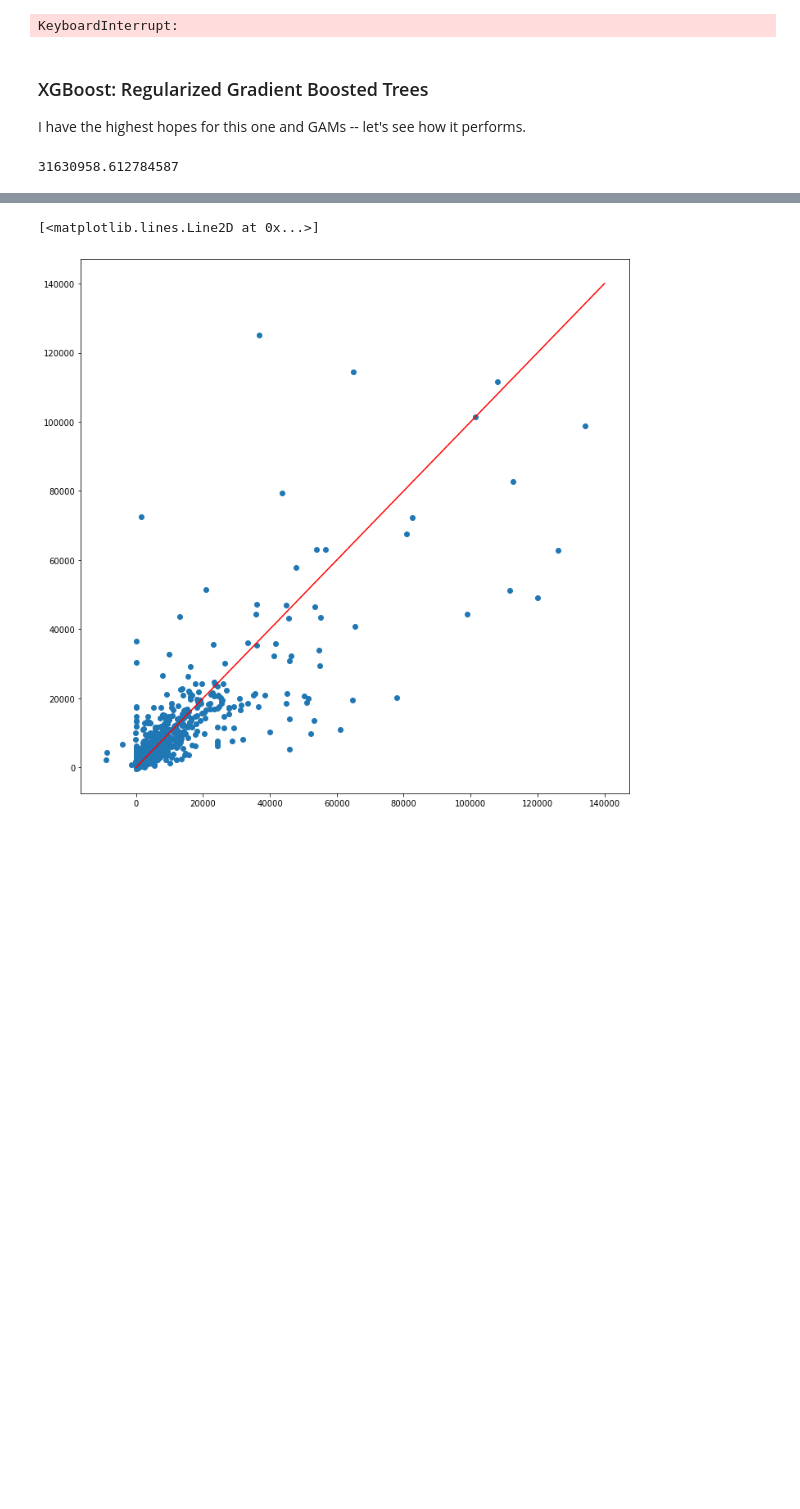
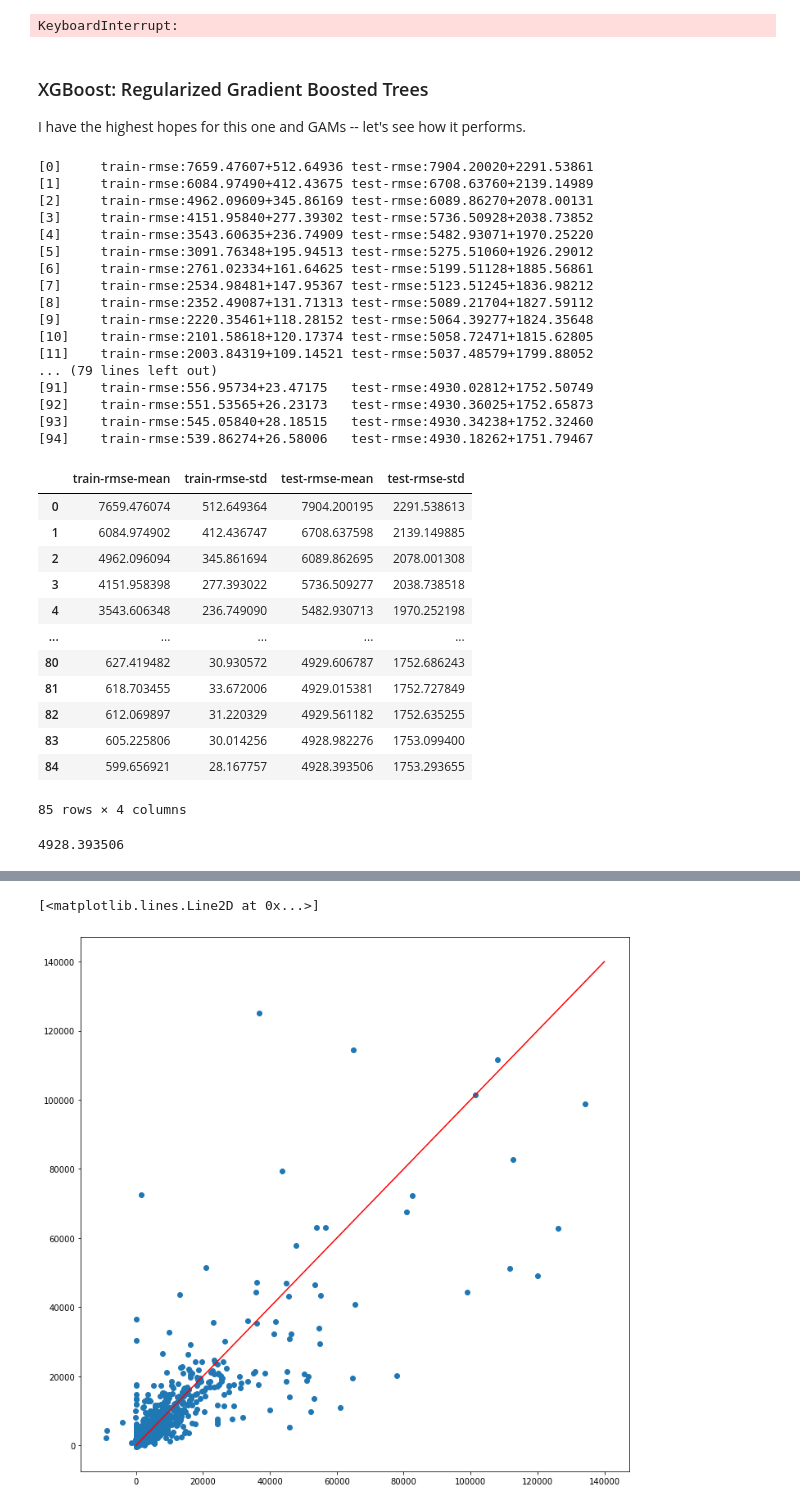
Before and after one commit to GaniPerez/COVID_Case_Prediction, a Jupyter notebook: COVID19_RNN_byState.ipynb, the cells around one changed output, grey strips where cells are left out. Cells and saved outputs as stored; diff of their text form; code cells hidden in the pictures; blank space fills up the shorter version.

```diff
--- a/COVID19_RNN_byState.ipynb
+++ b/COVID19_RNN_byState.ipynb
@@ -651,10 +699,10 @@ This model works pretty well out of the box, so I'll use it first. The immediate
 # %% [markdown]
 I am not very familiar with the heuristics on how to choose hyperparameters for random forests, so I will create a hyperparameter search space and determine the parameters via k-fold validation.
 # %%
-n_estimators = [int(x) for x in np.linspace(start = 200, stop = 2000, num = 10)]
+n_estimators = [int(x) for x in np.linspace(start = 200, stop = 1000, num = 9)]
 # Number of features to consider at every split
 max_features = ['auto', 'sqrt']
-max_depth = [None, 3,5,10,20,30,50]
+max_depth = [None, 3,5,10,20]
 # Minimum number of samples required to split a node
 min_samples_split = [2, 5, 10]
 # Minimum number of samples required at each leaf node
@@ -689,20 +735,57 @@ import xgboost as xgb
 # %%
 #### PERFORM HYPERPARAMETER SEARCH WITH CROSS VALIDATION
 # %%
-param = {'objective':'reg:squarederror', 'eta':0.1, 'n_estimators':15}
+params = {'max_depth': 6,
+         'min_child_weight': 1,
+         'eta': 0.3,
+         'subsample': 1,
+         'colsample_bytree': 1,
+         'objective': 'reg:squarederror',
+         'eval_metric': 'rmse'}
+num_boost_round = 999
 
 dtrain = xgb.DMatrix(data=X_train, label=y_train)
 
-# res = xgb.cv(param, dtrain, num_boost_round=10, nfold=5,
-#              metrics={'error'}, seed=0,
-#              callbacks=[xgb.callback.EvaluationMonitor(show_stdv=True)])
+res = xgb.cv(params, dtrain, num_boost_round=num_boost_round, nfold=5,
+             metrics={'rmse'}, seed=42,
+             early_stopping_rounds=10,
+             callbacks=[xgb.callback.EvaluationMonitor(show_stdv=True)])
 
-xgb_r = xgb.XGBRegressor(n_estimators=10)
 
-xgb_r.fit(X_train, y_train)
-
-y_pred_val = xgb_r.predict(X_val)
-
-mean_squared_error(y_true = y_val, y_pred = y_pred_val)
+res
 # %% [output]
-31630958.612784587
+[0]     train-rmse:7659.47607+512.64936 test-rmse:7904.20020+2291.53861
+[1]     train-rmse:6084.97490+412.43675 test-rmse:6708.63760+2139.14989
+[2]     train-rmse:4962.09609+345.86169 test-rmse:6089.86270+2078.00131
+[3]     train-rmse:4151.95840+277.39302 test-rmse:5736.50928+2038.73852
+[4]     train-rmse:3543.60635+236.74909 test-rmse:5482.93071+1970.25220
+[5]     train-rmse:3091.76348+195.94513 test-rmse:5275.51060+1926.29012
+[6]     train-rmse:2761.02334+161.64625 test-rmse:5199.51128+1885.56861
+[7]     train-rmse:2534.98481+147.95367 test-rmse:5123.51245+1836.98212
+[8]     train-rmse:2352.49087+131.71313 test-rmse:5089.21704+1827.59112
+[9]     train-rmse:2220.35461+118.28152 test-rmse:5064.39277+1824.35648
+[10]    train-rmse:2101.58618+120.17374 test-rmse:5058.72471+1815.62805
+[11]    train-rmse:2003.84319+109.14521 test-rmse:5037.48579+1799.88052
+... (79 lines left out)
+[91]    train-rmse:556.95734+23.47175   test-rmse:4930.02812+1752.50749
+[92]    train-rmse:551.53565+26.23173   test-rmse:4930.36025+1752.65873
+[93]    train-rmse:545.05840+28.18515   test-rmse:4930.34238+1752.32460
+[94]    train-rmse:539.86274+26.58006   test-rmse:4930.18262+1751.79467
+|  | train-rmse-mean | train-rmse-std | test-rmse-mean | test-rmse-std |
+| 0 | 7659.476074 | 512.649364 | 7904.200195 | 2291.538613 |
+| 1 | 6084.974902 | 412.436747 | 6708.637598 | 2139.149885 |
+| 2 | 4962.096094 | 345.861694 | 6089.862695 | 2078.001308 |
+| 3 | 4151.958398 | 277.393022 | 5736.509277 | 2038.738518 |
+| 4 | 3543.606348 | 236.749090 | 5482.930713 | 1970.252198 |
+| ... | ... | ... | ... | ... |
+| 80 | 627.419482 | 30.930572 | 4929.606787 | 1752.686243 |
+| 81 | 618.703455 | 33.672006 | 4929.015381 | 1752.727849 |
+| 82 | 612.069897 | 31.220329 | 4929.561182 | 1752.635255 |
+| 83 | 605.225806 | 30.014256 | 4928.982276 | 1753.099400 |
+| 84 | 599.656921 | 28.167757 | 4928.393506 | 1753.293655 |
+85 rows × 4 columns
+# %%
+min_rmse = res['test-rmse-mean'].min()
+min_rmse
+# %% [output]
+4928.393506
```
Also changed, not shown: parts of 37 cells of this notebook.
